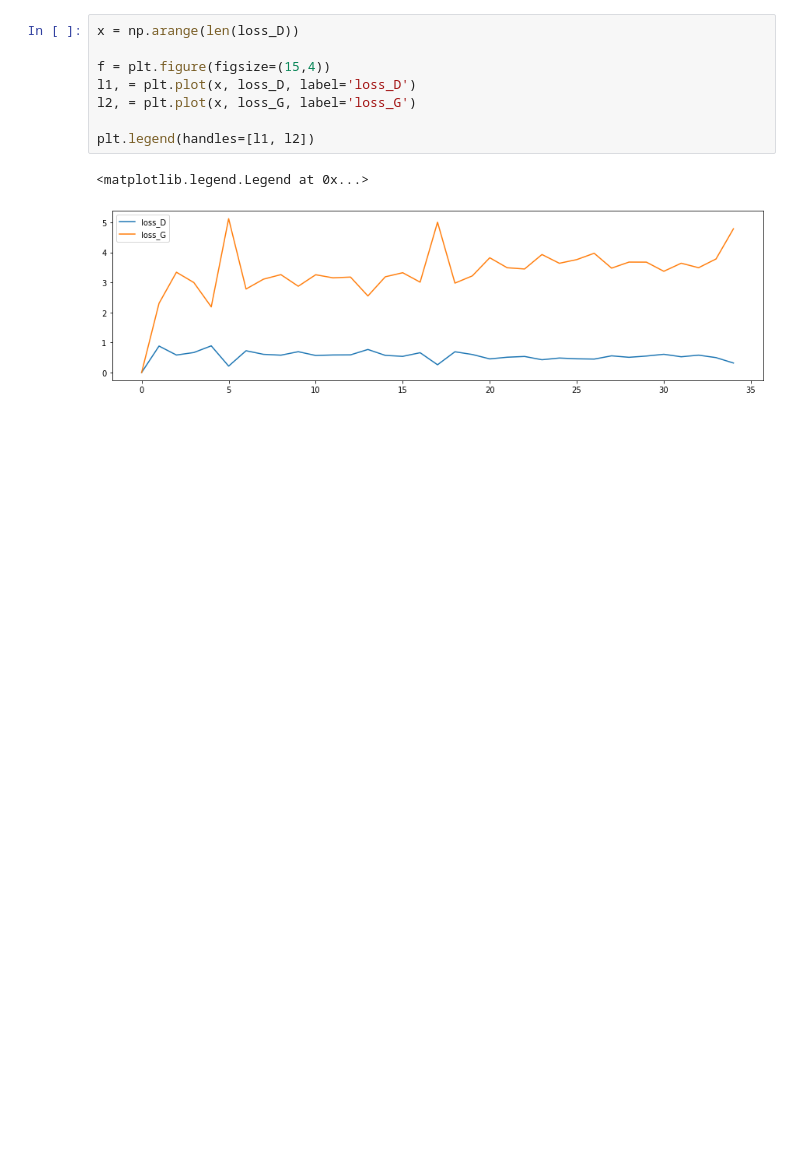
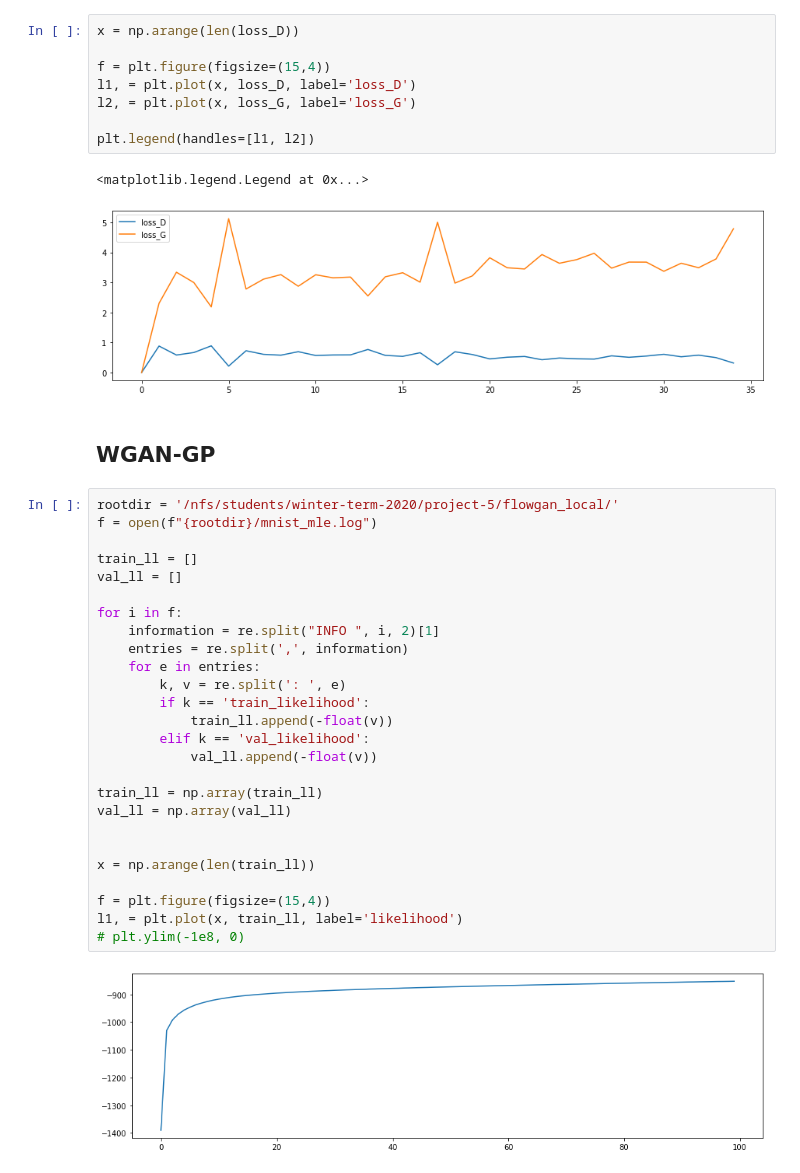
Before and after one commit to mmcs-work/HybridGANTraining, a Jupyter notebook: plot_loss.ipynb, the cells around one changed output. Drawn from its saved outputs; the diff is of its cells as text; blank space fills up the shorter version.

```diff
--- a/plot_loss.ipynb
+++ b/plot_loss.ipynb
@@ -608,3 +608,33 @@ plt.legend(handles=[l1, l2])
 # %% [output]
 <matplotlib.legend.Legend at 0x...>
 [figure]
+# %% [markdown]
+## WGAN-GP
+# %%
+rootdir = '/nfs/students/winter-term-2020/project-5/flowgan_local/'
+f = open(f"{rootdir}/mnist_mle.log")
+
+train_ll = []
+val_ll = []
+
+for i in f:
+    information = re.split("INFO ", i, 2)[1]
+    entries = re.split(',', information)
+    for e in entries:
+        k, v = re.split(': ', e)
+        if k == 'train_likelihood':
+            train_ll.append(-float(v))
+        elif k == 'val_likelihood':
+            val_ll.append(-float(v))
+
+train_ll = np.array(train_ll)
+val_ll = np.array(val_ll)
+
+
+x = np.arange(len(train_ll))
+
+f = plt.figure(figsize=(15,4))
+l1, = plt.plot(x, train_ll, label='likelihood')
+# plt.ylim(-1e8, 0)
+# %% [output]
+[figure, added]
```
Also changed, not shown: 46 other files.
